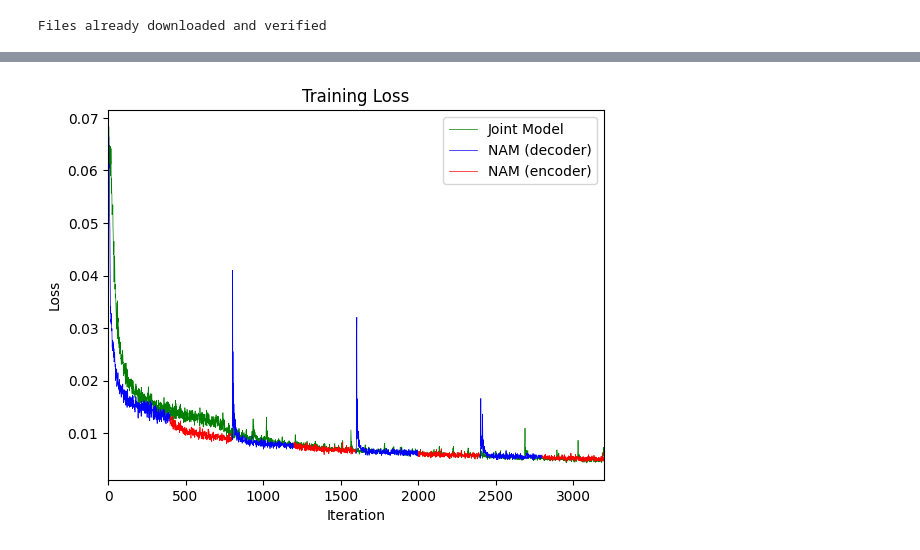
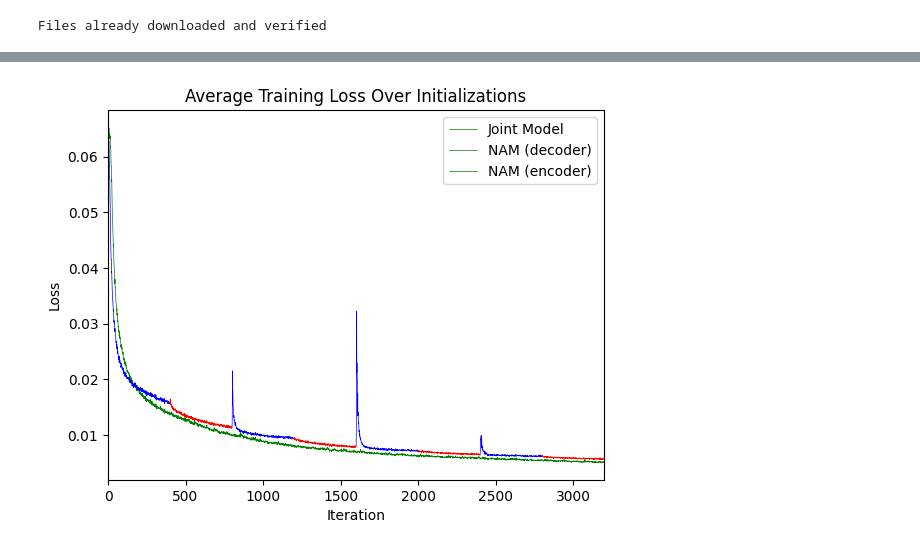
Before and after one commit to eyalgur1/AutoEncoders, a Jupyter notebook: AutoEncoder_CNN_PyTorch.ipynb, the cells around one changed output, grey strips where cells are left out. Drawn from its saved outputs; the diff is of its cells as text; code cells hidden in the pictures.

```diff
--- a/AutoEncoder_CNN_PyTorch.ipynb
+++ b/AutoEncoder_CNN_PyTorch.ipynb
@@ -37,6 +38,7 @@ seed = random.randint(0, 100)  # set seed for reproducibility
 
 
 num_epochs = 8
+num_trials = 20  # number of trials for averaging the loss (over different initializations)
 joint_model = True  # Set True for Joint Model training
 NAM_model = True  # Set True for NAM Model training
 decoder_start = True  # if decoder_start=True, NAM starts with decoder updates, else encoder updates (required for if NAM_model=True); See Note 1 above
@@ -234,0 +303,3 @@ Epoch [8/8] (encoder), Loss: 0.0052
+# %%
+# Train and calculate averages over trials (each trial is a different initialization point)
+avg_loss_joint, avg_loss_NAM, param_count_joint, param_count_NAM, avg_time_joint, avg_time_NAM = average_training_trials(seed_base)
@@ -235,28 +324,75 @@ Epoch [8/8] (encoder), Loss: 0.0052
 # %%
-# Plotting the Loss
-
-
 plot_joint_model = True
 plot_NAM_model = True
 
 
+# Calculate number of decoder and decoder epochs for later average calculations
+if plot_NAM_model:
+    num_decoder_epochs = sum([1 if param_count_NAM[epoch+1][1]=='d' else 0 for epoch in range(num_epochs)])
+    num_encoder_epochs = sum([1 if param_count_NAM[epoch+1][1]=='e' else 0 for epoch in range(num_epochs)])
+    if num_decoder_epochs > 0:
+        inv_num_decoder_epochs = 1/num_decoder_epochs
+    else:
+        inv_num_decoder_epochs = np.nan
+    if num_encoder_epochs > 0:
+        inv_num_encoder_epochs = 1/num_encoder_epochs
+    else:
+        inv_num_encoder_epochs = np.nan
+
+
+# Plotting the Loss
 if plot_joint_model:
-    plt.plot(loss_joint, color='green', linewidth=0.5)
+    for epoch in range(num_epochs):
+        plt.plot(avg_loss_joint[epoch+1][0], avg_loss_joint[epoch+1][1], color='green', linewidth=0.5)
 
 
 if plot_NAM_model:
     for epoch in range(num_epochs):
-        if loss_NAM[epoch][2] == 'd':  # plot decoder iteration segments
-            plt.plot(loss_NAM[epoch][0], loss_NAM[epoch][1], color='blue', linewidth = 0.5)
+        if avg_loss_NAM[epoch+1][2] == 'd':  # plot decoder iteration segments
+            plt.plot(avg_loss_NAM[epoch+1][0], avg_loss_NAM[epoch+1][1], color='blue', linewidth = 0.5)
         else:  # plot encoder iteration segments
-            plt.plot(loss_NAM[epoch][0], loss_NAM[epoch][1], color='red', linewidth = 0.5)
+            plt.plot(avg_loss_NAM[epoch+1][0], avg_loss_NAM[epoch+1][1], color='red', linewidth = 0.5)
 
 
 plt.xlabel('Iteration')
 plt.ylabel('Loss')
-plt.title('Training Loss')
+plt.title('Average Training Loss Over Initializations')
 plt.xlim([0, num_epochs*num_iter])
 plt.legend(['Joint Model', 'NAM (decoder)', 'NAM (encoder)'])
 plt.show()
+
+
+# Average total number of weight updates
+print('\n')
+print(f'Average total weight updates per epoch:')
+if plot_joint_model:
+    avg_joint_updates = (1/num_epochs)*sum(param_count_joint[epoch+1] for epoch in range(num_epochs))
+    print(f'    Joint Model:', avg_joint_updates)
+
+    avg_decoder_updates = inv_num_decoder_epochs*sum(param_count_NAM[epoch+1][0] if param_count_NAM[epoch+1][1]=='d' else 0 for epoch in range(num_epochs))
+    avg_encoder_updates = inv_num_encoder_epochs*sum(param_count_NAM[epoch+1][0] if param_count_NAM[epoch+1][1]=='e' else 0 for epoch in range(num_epochs))
+    print(f'    NAM Model (decoder):', avg_decoder_updates)
+    print(f'    NAM Model (encoder):', avg_encoder_updates)
+    avg_NAM_updates = np.nanmean([avg_decoder_updates, avg_encoder_updates])
+    print(f'    NAM Model (decoder and encoder):', avg_NAM_updates)
+if plot_joint_model and plot_NAM_model:
+    print(f'    The Joint Model updates {avg_joint_updates/avg_NAM_updates:.2f} times more weights per epoch compared to the NAM Model')
+
+
+# Average run time per epoch for each model
+print('\n')
+print(f'Average run time per epoch:')
+if plot_joint_model:
+    avg_joint_time = (1/num_epochs)*sum(avg_time_joint[epoch+1] for epoch in range(num_epochs))
+    print(f'    Joint Model: {avg_joint_time:.2f} seconds')
+if NAM_model:
+    avg_decoder_time = inv_num_decoder_epochs*sum(avg_time_NAM[epoch+1][0] if avg_time_NAM[epoch+1][1]=='d' else 0 for epoch in range(num_epochs))
+    avg_encoder_time = inv_num_encoder_epochs*sum(avg_time_NAM[epoch+1][0] if avg_time_NAM[epoch+1][1]=='e' else 0 for epoch in range(num_epochs))
+    print(f'    NAM Model (decoder): {avg_decoder_time:.2f} seconds')
+    print(f'    NAM Model (encoder): {avg_encoder_time:.2f} seconds')
+    avg_NAM_time = np.nanmean([avg_decoder_time, avg_encoder_time])
+    print(f'    NAM Model (decoder and encoder): {avg_NAM_time:.2f} seconds')
+if plot_joint_model and plot_NAM_model:
+    print(f'    The NAM Model is {(1-avg_NAM_time/avg_joint_time)*100:.2f}% faster than the Joint Model')
 # %% [output]
-[figure, old version]
+[figure, new version]
```
Also changed, not shown: parts of 8 cells of this notebook.
